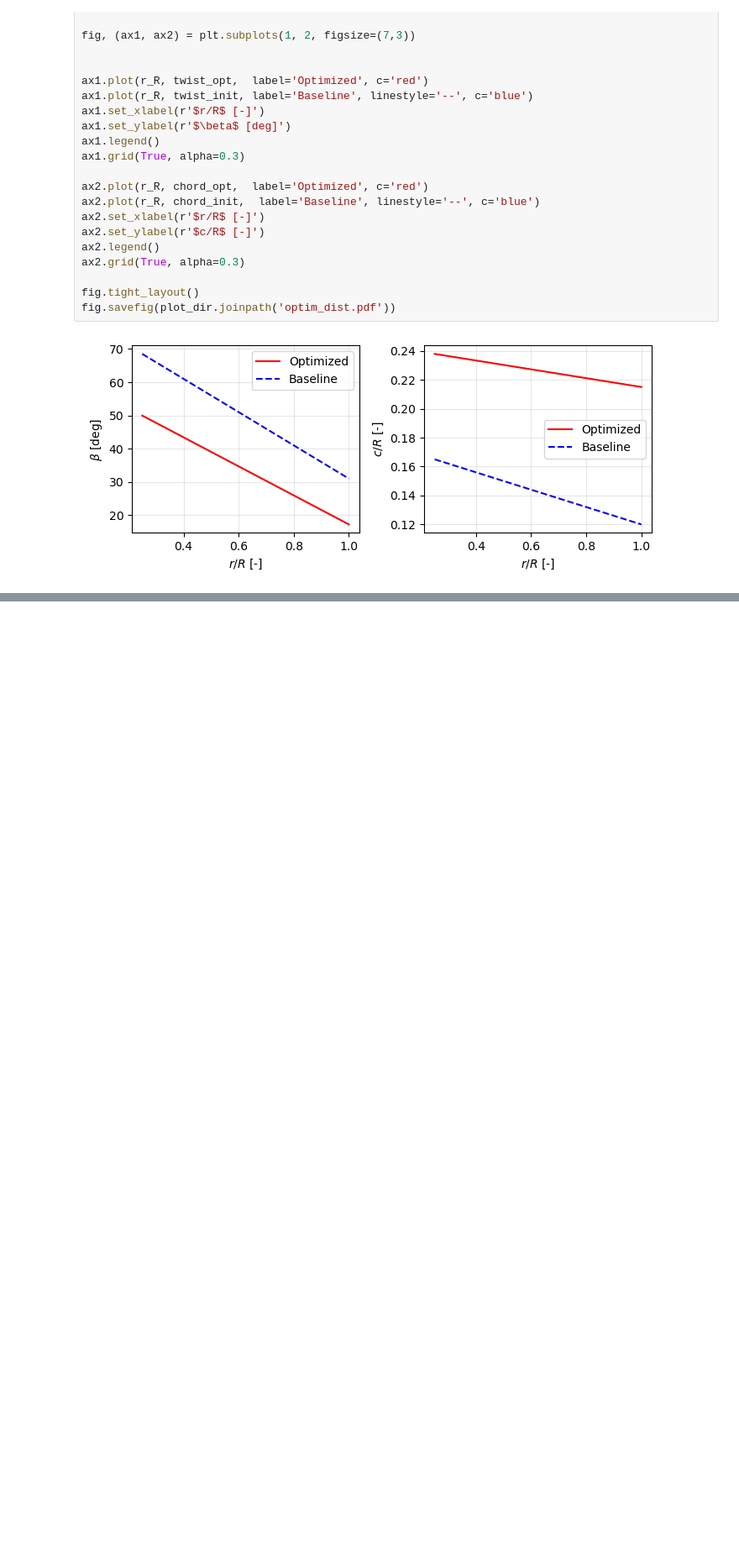
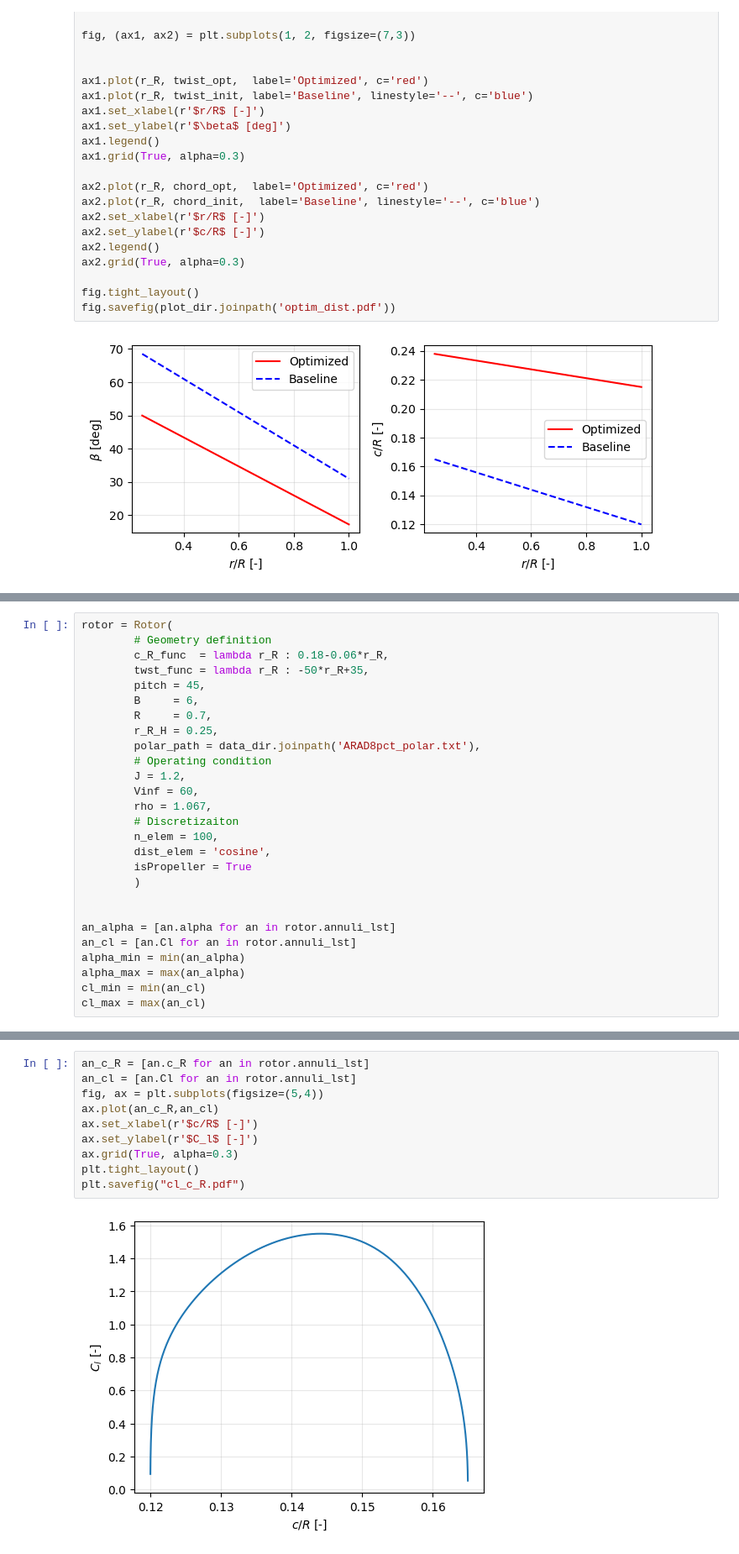
Before and after one commit to NeoStellarator/AE4135_assignments, a Jupyter notebook: 1_BEM/plotting_sandbox.ipynb, the cells around one changed output, grey strips where cells are left out. Shown at 84% size. Saved outputs shown, nothing was run; the diff lists cells and outputs as text; blank space fills up the shorter version.

```diff
--- a/1_BEM/plotting_sandbox.ipynb
+++ b/1_BEM/plotting_sandbox.ipynb
@@ -400,0 +403,27 @@ fig.savefig(plot_dir.joinpath('optim_dist.pdf'))
+# %%
+rotor = Rotor(
+        # Geometry definition
+        c_R_func  = lambda r_R : 0.18-0.06*r_R,
+        twst_func = lambda r_R : -50*r_R+35,
+        pitch = 45,
+        B     = 6,
+        R     = 0.7,
+        r_R_H = 0.25,
+        polar_path = data_dir.joinpath('ARAD8pct_polar.txt'),
+        # Operating condition
+        J = 1.2,
+        Vinf = 60,
+        rho = 1.067,
+        # Discretizaiton
+        n_elem = 100,
+        dist_elem = 'cosine',
+        isPropeller = True
+        )
+
+
+an_alpha = [an.alpha for an in rotor.annuli_lst]
+an_cl = [an.Cl for an in rotor.annuli_lst]
+alpha_min = min(an_alpha)
+alpha_max = max(an_alpha)
+cl_min = min(an_cl)
+cl_max = max(an_cl)
@@ -400,0 +488,12 @@ fig.savefig(plot_dir.joinpath('optim_dist.pdf'))
+# %%
+an_c_R = [an.c_R for an in rotor.annuli_lst]
+an_cl = [an.Cl for an in rotor.annuli_lst]
+fig, ax = plt.subplots(figsize=(5,4))
+ax.plot(an_c_R,an_cl)
+ax.set_xlabel(r'$c/R$ [-]')
+ax.set_ylabel(r'$C_l$ [-]')
+ax.grid(True, alpha=0.3)
+plt.tight_layout()
+plt.savefig("cl_c_R.pdf")
+# %% [output]
+[figure, added]
```
Also changed, not shown: parts of 2 cells of this notebook, 4 other files.
